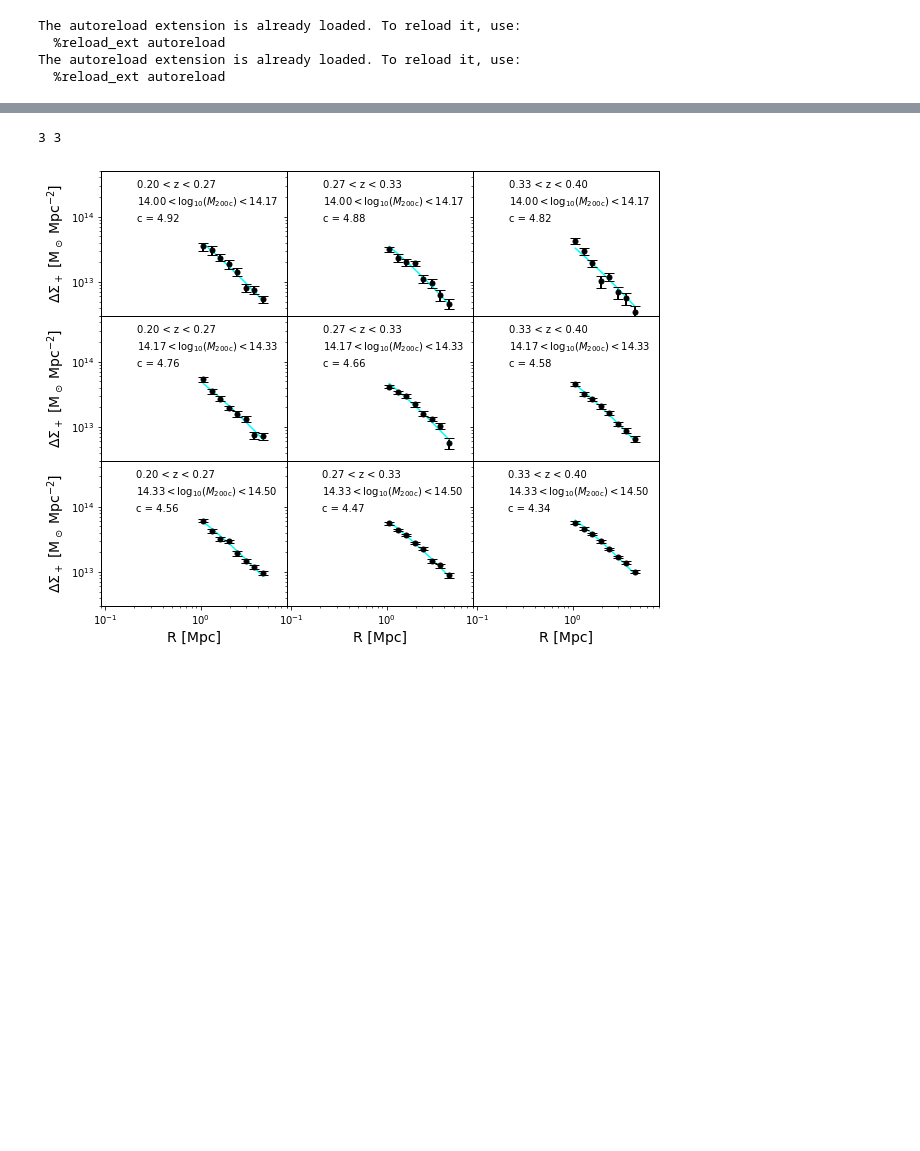
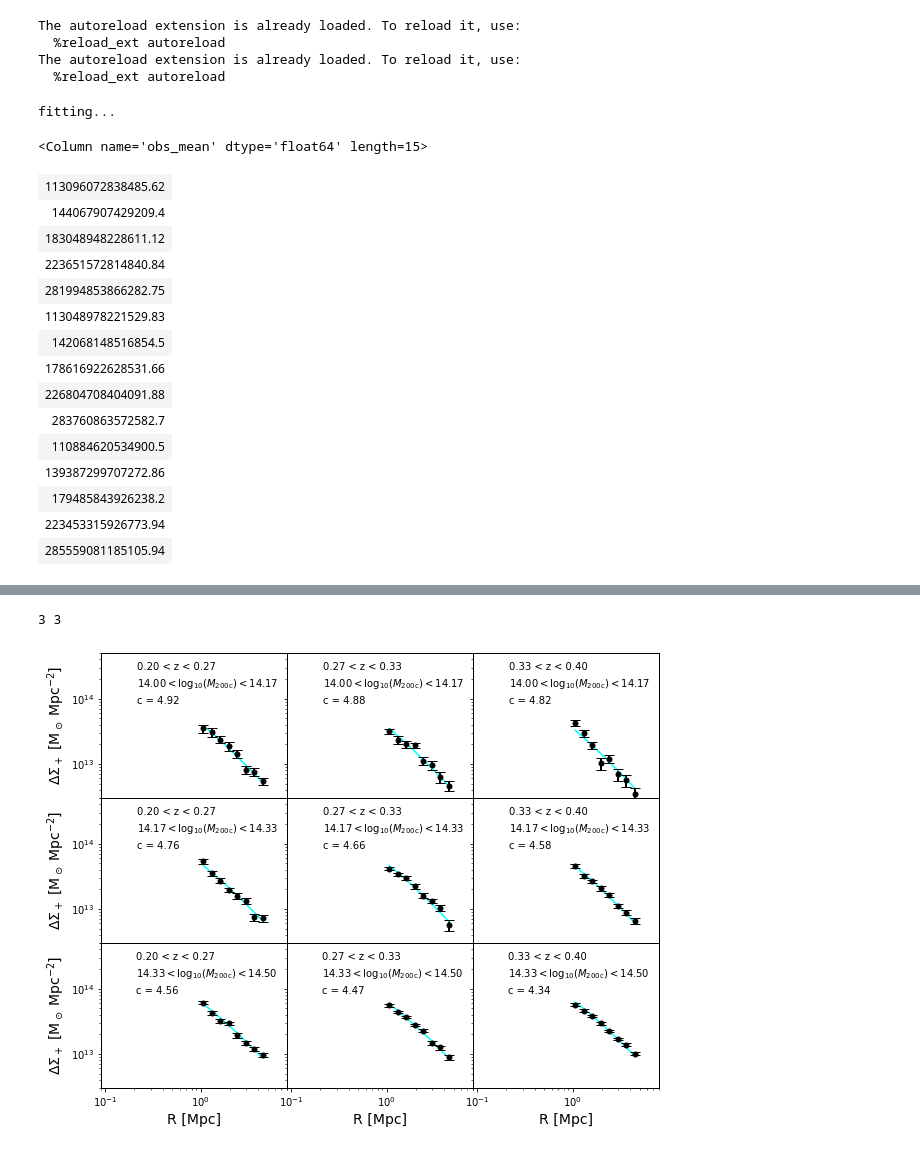
Before and after one commit to LSSTDESC/CLMassDC2, a Jupyter notebook: notebooks/DN1_validation_stacked_analysis_mock_CLMM.ipynb, the cells around one changed output, grey strips where cells are left out. Drawn from its saved outputs; the diff is of its cells as text; code cells hidden in the pictures; blank space fills up the shorter version.

```diff
--- a/notebooks/DN1_validation_stacked_analysis_mock_CLMM.ipynb
+++ b/notebooks/DN1_validation_stacked_analysis_mock_CLMM.ipynb
@@ -74,4 +73,25 @@ covariance_mock = prf.bootstrap_covariance(profile = profile,
                     z_name = 'cluster_z', obs_name = 'M200c',
                     Z_bin = Z_bin, Obs_bin = Mass_bin)
 # %%
-fit_mock = fit.fit_WL_cluster_mass(profile = profile_mock, covariance = covariance_mock, a = 0, b = .8, rmax = 5, two_halo_term = False, fix_c = True)
+fit_mock = fit.fit_WL_cluster_mass(profile = profile_mock, covariance = covariance_mock, a = 0, b = .8, rmax = 5, two_halo_term = False, fix_c = False, method='mcmc')
+# %% [output]
+fitting...
+# %%
+fit_mock['obs_mean']
+# %% [output]
+<Column name='obs_mean' dtype='float64' length=15>
+| 113096072838485.62 |
+| 144067907429209.4 |
+| 183048948228611.12 |
+| 223651572814840.84 |
+| 281994853866282.75 |
+| 113048978221529.83 |
+| 142068148516854.5 |
+| 178616922628531.66 |
+| 226804708404091.88 |
+| 283760863572582.7 |
+| 110884620534900.5 |
+| 139387299707272.86 |
+| 179485843926238.2 |
+| 223453315926773.94 |
+| 285559081185105.94 |
```
Also changed, not shown: parts of 4 cells of this notebook, 8 other files.
